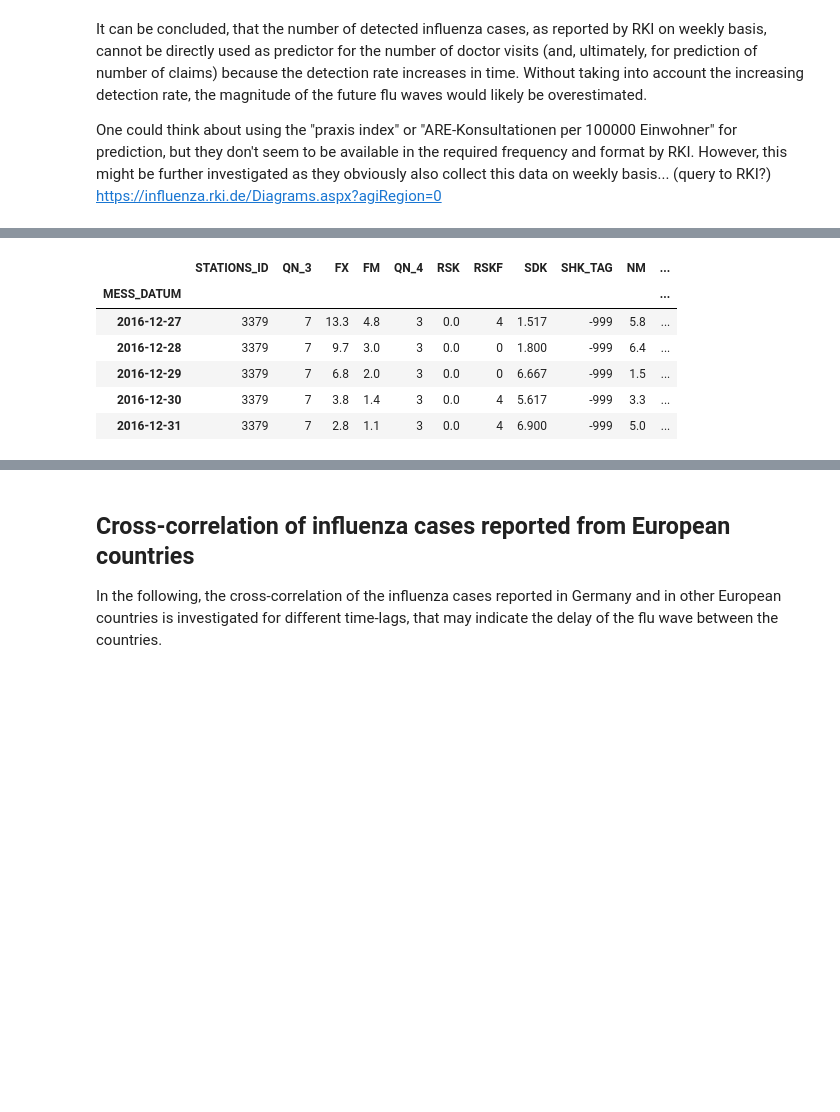
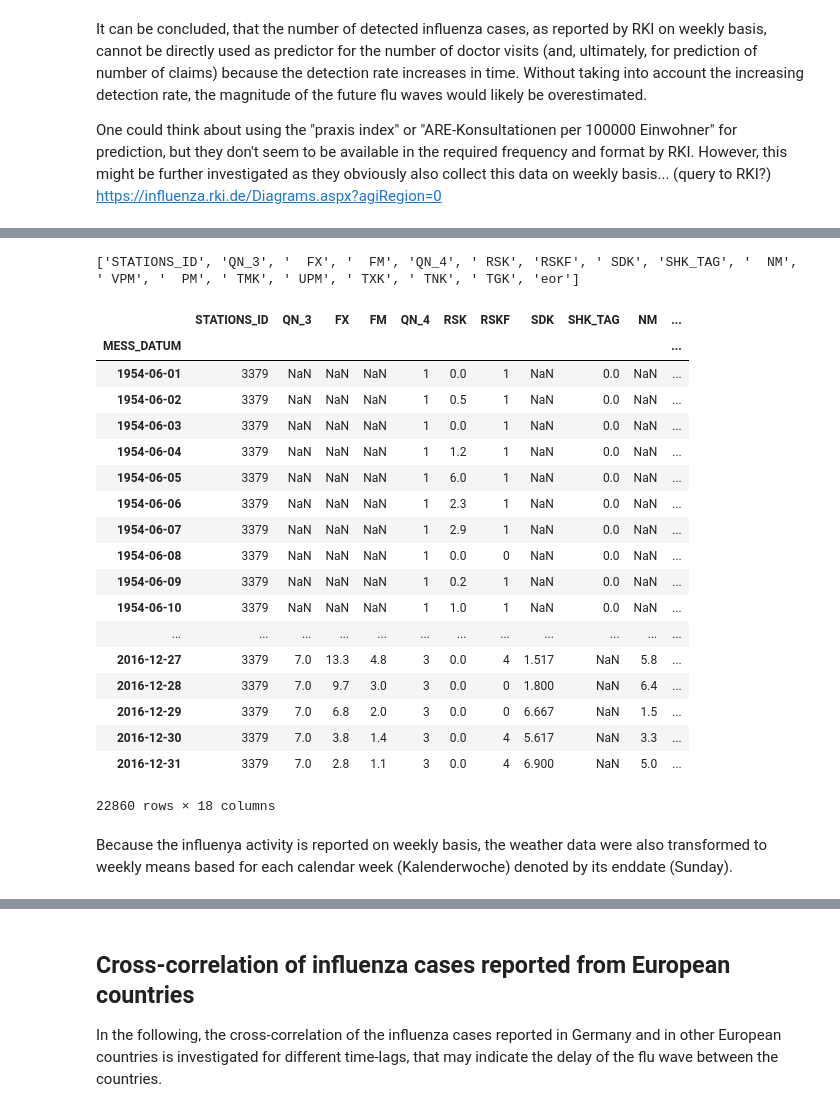
Before and after one commit to kilian-zwirglmaier/Capstone-FluWavePrediction, a Jupyter notebook: DataAnalysis.ipynb, the cells around one changed output, grey strips where cells are left out. Saved outputs shown, nothing was run; the diff lists cells and outputs as text; code cells hidden in the pictures; blank space fills up the shorter version.

Commit message:
weather

```diff
--- a/DataAnalysis.ipynb
+++ b/DataAnalysis.ipynb
@@ -267,15 +272,32 @@ Wheather data from Deutscher Wetterdienst (DWD) available at (ftp://ftp-cdc.dwd.
 # %%
-df_weather = pd.read_csv('produkt_klima_tag_19540601_20161231_03379.txt', sep=';')
+df_weather_row = pd.read_csv('produkt_klima_tag_19540601_20161231_03379.txt', sep=';')
 
-df_weather=df_weather.set_index(['MESS_DATUM'])
-df_weather.index = pd.to_datetime(df_weather.index, format='%Y%m%d')
+df_weather_row=df_weather_row.set_index(['MESS_DATUM'])
+df_weather_row.index = pd.to_datetime(df_weather_row.index, format='%Y%m%d')
+df_weather_row=df_weather_row.replace(-999, np.nan)
 
-df_weather.tail()
+print(list(df_weather_row))
+df_weather_row
 # %% [output]
+['STATIONS_ID', 'QN_3', '  FX', '  FM', 'QN_4', ' RSK', 'RSKF', ' SDK', 'SHK_TAG', '  NM', ' VPM', '  PM', ' TMK', ' UPM', ' TXK', ' TNK', ' TGK', 'eor']
 |  | STATIONS_ID | QN_3 | FX | FM | QN_4 | RSK | RSKF | SDK | SHK_TAG | NM | ... |
 | MESS_DATUM |  |  |  |  |  |  |  |  |  |  | ... |
-| 2016-12-27 | 3379 | 7 | 13.3 | 4.8 | 3 | 0.0 | 4 | 1.517 | -999 | 5.8 | ... |
-| 2016-12-28 | 3379 | 7 | 9.7 | 3.0 | 3 | 0.0 | 0 | 1.800 | -999 | 6.4 | ... |
-| 2016-12-29 | 3379 | 7 | 6.8 | 2.0 | 3 | 0.0 | 0 | 6.667 | -999 | 1.5 | ... |
-| 2016-12-30 | 3379 | 7 | 3.8 | 1.4 | 3 | 0.0 | 4 | 5.617 | -999 | 3.3 | ... |
-| 2016-12-31 | 3379 | 7 | 2.8 | 1.1 | 3 | 0.0 | 4 | 6.900 | -999 | 5.0 | ... |
+| 1954-06-01 | 3379 | NaN | NaN | NaN | 1 | 0.0 | 1 | NaN | 0.0 | NaN | ... |
+| 1954-06-02 | 3379 | NaN | NaN | NaN | 1 | 0.5 | 1 | NaN | 0.0 | NaN | ... |
+| 1954-06-03 | 3379 | NaN | NaN | NaN | 1 | 0.0 | 1 | NaN | 0.0 | NaN | ... |
+| 1954-06-04 | 3379 | NaN | NaN | NaN | 1 | 1.2 | 1 | NaN | 0.0 | NaN | ... |
+| 1954-06-05 | 3379 | NaN | NaN | NaN | 1 | 6.0 | 1 | NaN | 0.0 | NaN | ... |
+| 1954-06-06 | 3379 | NaN | NaN | NaN | 1 | 2.3 | 1 | NaN | 0.0 | NaN | ... |
+| 1954-06-07 | 3379 | NaN | NaN | NaN | 1 | 2.9 | 1 | NaN | 0.0 | NaN | ... |
+| 1954-06-08 | 3379 | NaN | NaN | NaN | 1 | 0.0 | 0 | NaN | 0.0 | NaN | ... |
+| 1954-06-09 | 3379 | NaN | NaN | NaN | 1 | 0.2 | 1 | NaN | 0.0 | NaN | ... |
+| 1954-06-10 | 3379 | NaN | NaN | NaN | 1 | 1.0 | 1 | NaN | 0.0 | NaN | ... |
+| ... | ... | ... | ... | ... | ... | ... | ... | ... | ... | ... | ... |
+| 2016-12-27 | 3379 | 7.0 | 13.3 | 4.8 | 3 | 0.0 | 4 | 1.517 | NaN | 5.8 | ... |
+| 2016-12-28 | 3379 | 7.0 | 9.7 | 3.0 | 3 | 0.0 | 0 | 1.800 | NaN | 6.4 | ... |
+| 2016-12-29 | 3379 | 7.0 | 6.8 | 2.0 | 3 | 0.0 | 0 | 6.667 | NaN | 1.5 | ... |
+| 2016-12-30 | 3379 | 7.0 | 3.8 | 1.4 | 3 | 0.0 | 4 | 5.617 | NaN | 3.3 | ... |
+| 2016-12-31 | 3379 | 7.0 | 2.8 | 1.1 | 3 | 0.0 | 4 | 6.900 | NaN | 5.0 | ... |
+22860 rows × 18 columns
+# %% [markdown]
+Because the influenya activity is reported on weekly basis, the weather data were also transformed to weekly means based for each calendar week (Kalenderwoche) denoted by its enddate (Sunday).
```
Also changed, not shown: parts of 12 cells of this notebook.
